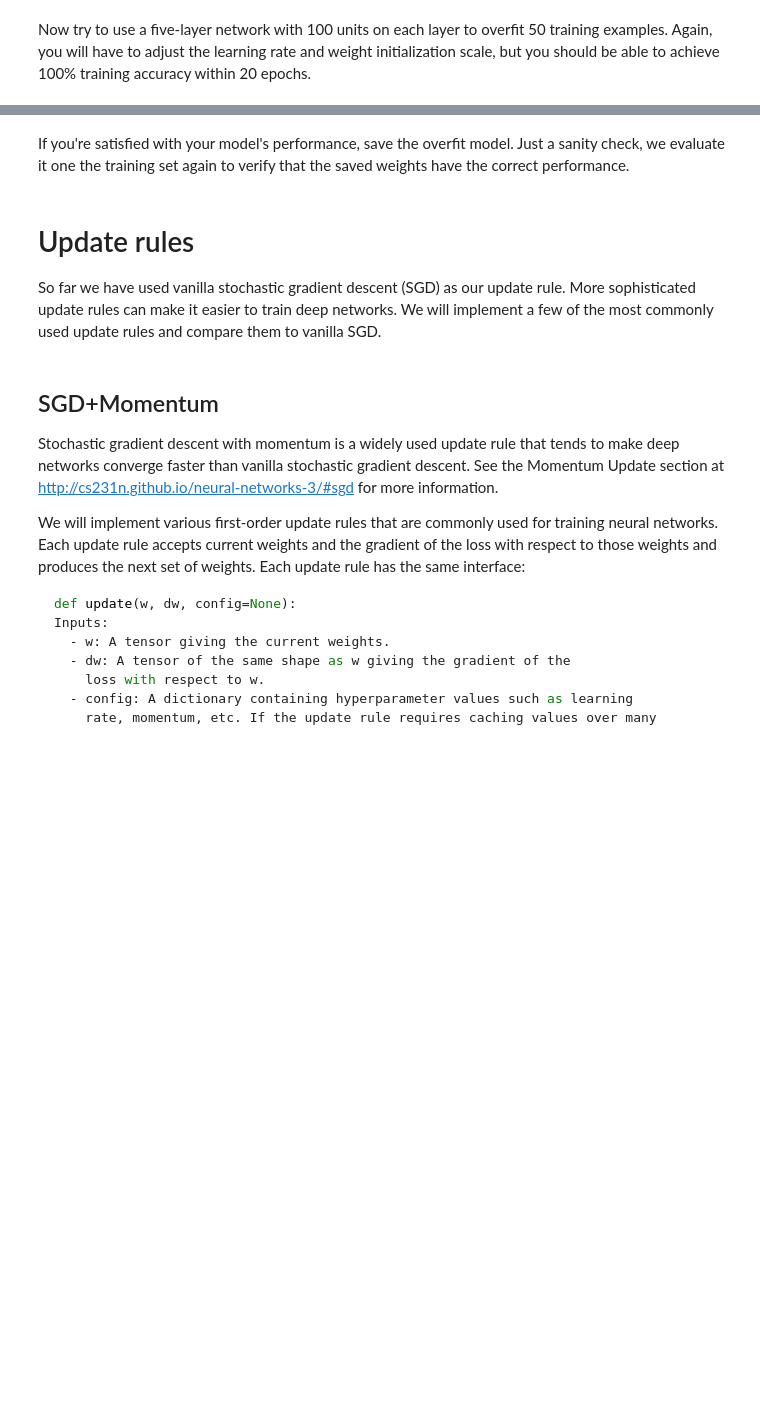
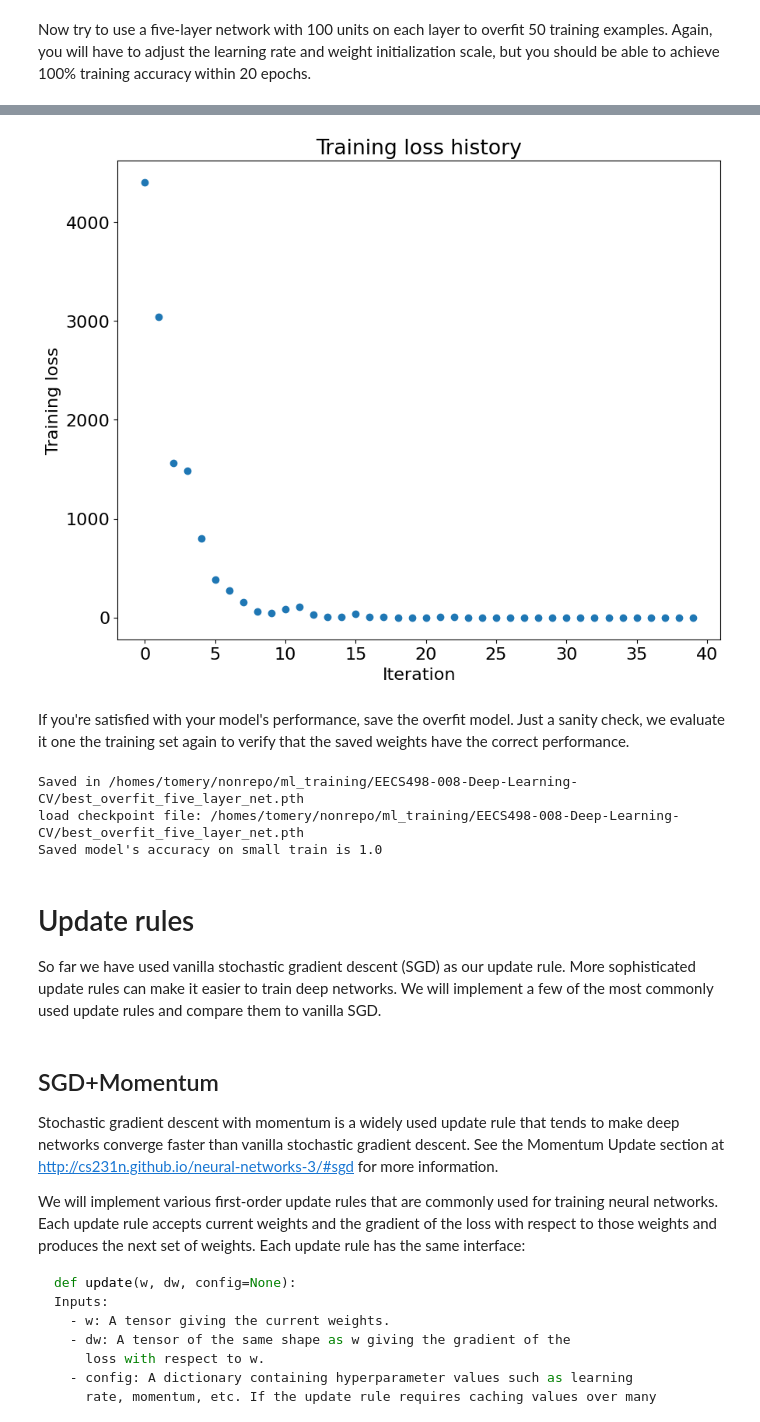
Before and after one commit to TomerY-f/TomerY-f-EECS498-008-Deep-Learning-HA, a Jupyter notebook: blank_no_solution/A3/fully_connected_networks.ipynb, the cells around one changed output, grey strips where cells are left out. Saved outputs shown, nothing was run; the diff lists cells and outputs as text; code cells hidden in the pictures; blank space fills up the shorter version.

Commit message:
A3_fully_connected_networks_done

```diff
--- a/blank_no_solution/A3/fully_connected_networks.ipynb
+++ b/blank_no_solution/A3/fully_connected_networks.ipynb
@@ -512,13 +643,13 @@ weight_scale, learning_rate = get_five_layer_network_params()
 
 # Run models and solver with parameters
 model = FullyConnectedNet([100, 100, 100, 100],
-                weight_scale=weight_scale, dtype=torch.float32, device='cuda')
+                weight_scale=weight_scale, dtype=torch.float32, device='cpu')
 solver = Solver(model, small_data,
                 print_every=10, num_epochs=20, batch_size=25,
                 optim_config={
                   'learning_rate': learning_rate,
                 },
-                device='cuda',
+                device='cpu',
          )
 # Turn off keep_best_params to allow final weights to be saved, instead of best weights on validation set.
 solver.train(return_best_params=False)
@@ -528,3 +659,4 @@ plt.title('Training loss history')
 plt.xlabel('Iteration')
 plt.ylabel('Training loss')
 plt.show()
+# %% [output]
@@ -531,28 +680,33 @@ plt.show()
+[figure, added]
 # %% [markdown]
 If you're satisfied with your model's performance, save the overfit model. Just a sanity check, we evaluate it one the training set again to verify that the saved weights have the correct performance.
 # %%
 # Set path
-path = os.path.join(GOOGLE_DRIVE_PATH, 'best_overfit_five_layer_net.pth')
+path = os.path.join("/homes/tomery/nonrepo/ml_training/EECS498-008-Deep-Learning-CV", 'best_overfit_five_layer_net.pth')
 solver.model.save(path)
 
 
 # Create a new instance  -- Note that hidden dims being different doesn't matter here.
-model = FullyConnectedNet(hidden_dims=[100, ], dtype=torch.float32, device='cuda')
+model = FullyConnectedNet(hidden_dims=[100, ], dtype=torch.float32, device='cpu')
 solver = Solver(model, small_data,
                 print_every=10, num_epochs=20, batch_size=25,
                 optim_config={
                   'learning_rate': learning_rate,
                 },
-                device='cuda',
+                device='cpu',
          )
 
 
 # Load model
-solver.model.load(path, dtype=torch.float32, device='cuda')
+solver.model.load(path, dtype=torch.float32, device='cpu')
 
 # Evaluate on validation set
 accuracy = solver.check_accuracy(solver.X_train, solver.y_train)
 print(f"Saved model's accuracy on small train is {accuracy}")
+# %% [output]
+Saved in /homes/tomery/nonrepo/ml_training/EECS498-008-Deep-Learning-CV/best_overfit_five_layer_net.pth
+load checkpoint file: /homes/tomery/nonrepo/ml_training/EECS498-008-Deep-Learning-CV/best_overfit_five_layer_net.pth
+Saved model's accuracy on small train is 1.0
 # %% [markdown]
 # Update rules
 So far we have used vanilla stochastic gradient descent (SGD) as our update rule. More sophisticated update rules can make it easier to train deep networks. We will implement a few of the most commonly used update rules and compare them to vanilla SGD.
```
Also changed, not shown: parts of 25 cells of this notebook, 3 other files.
